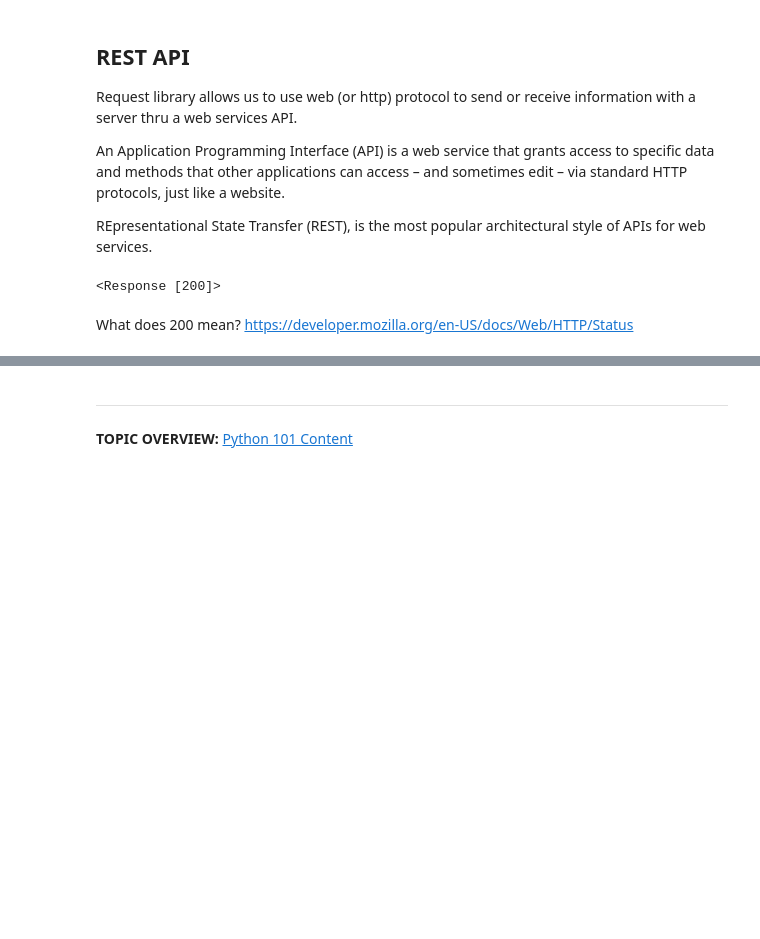
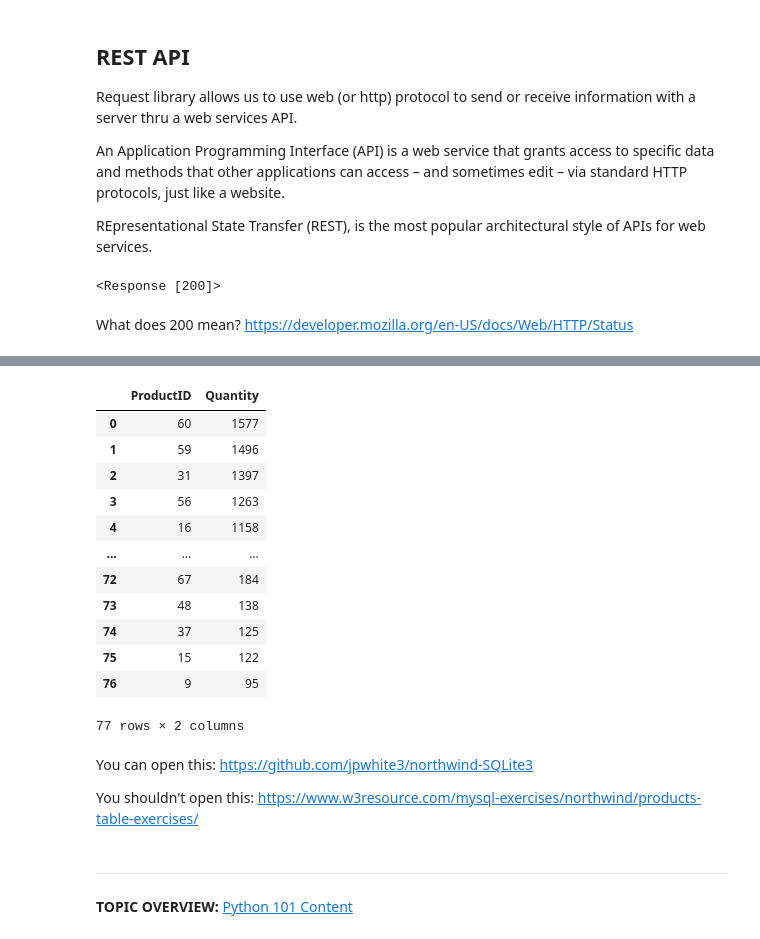
Before and after one commit to ogbinar/python101, a Jupyter notebook: notebooks/14_advanced_io.ipynb, the cells around one changed output, grey strips where cells are left out. Cells and saved outputs as stored; diff of their text form; code cells hidden in the pictures; blank space fills up the shorter version.

```diff
--- a/notebooks/14_advanced_io.ipynb
+++ b/notebooks/14_advanced_io.ipynb
@@ -185,3 +219,28 @@ Here are some public apis to explore: https://github.com/public-apis/public-apis
+# %%
+# Pandas version
+conn = sqlalchemy.create_engine('sqlite:///../data/northwind.db') # ensure this is the correct path for the sqlite file.
+query_df = pd.read_sql_table("Order Details",conn) # retrieve the whole table and store in df
+query_df = query_df[['ProductID','Quantity']].groupby('ProductID').sum().sort_values('Quantity',ascending=False)
+query_df = query_df.reset_index(drop=False)
+display(query_df)
+# %% [output]
+|  | ProductID | Quantity |
+| 0 | 60 | 1577 |
+| 1 | 59 | 1496 |
+| 2 | 31 | 1397 |
+| 3 | 56 | 1263 |
+| 4 | 16 | 1158 |
+| ... | ... | ... |
+| 72 | 67 | 184 |
+| 73 | 48 | 138 |
+| 74 | 37 | 125 |
+| 75 | 15 | 122 |
+| 76 | 9 | 95 |
+77 rows × 2 columns
+# %% [markdown]
+You can open this: https://github.com/jpwhite3/northwind-SQLite3
+
+You shouldn't open this: https://www.w3resource.com/mysql-exercises/northwind/products-table-exercises/
 # %% [markdown]
 ---
 **TOPIC OVERVIEW:** [Python 101 Content](98_contents.ipynb)
```
Also changed, not shown: parts of 10 cells of this notebook.
